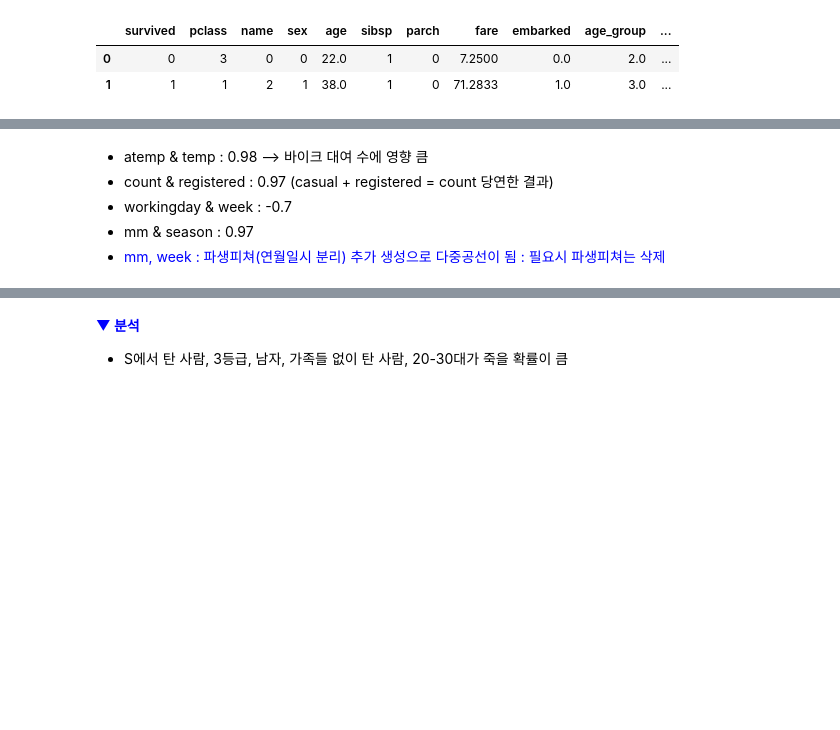
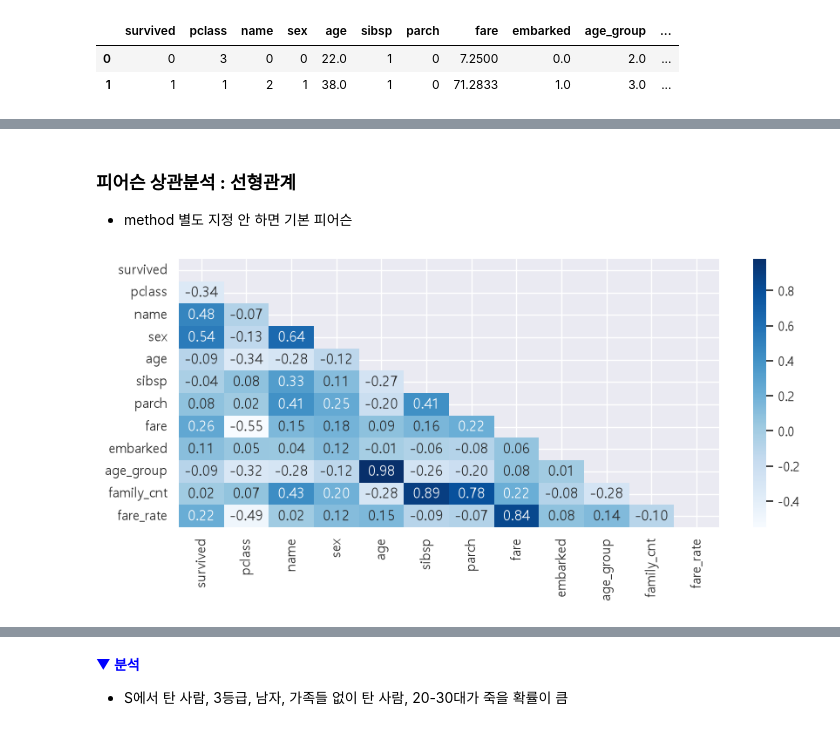
Before and after one commit to jmin0727/My_Workspace, a Jupyter notebook: 03_lec_ml/lec12_분류실습_Titanic.ipynb, the cells around one changed output, grey strips where cells are left out. Saved outputs shown, nothing was run; the diff lists cells and outputs as text; code cells hidden in the pictures; blank space fills up the shorter version.

```diff
--- a/03_lec_ml/lec12_분류실습_Titanic.ipynb
+++ b/03_lec_ml/lec12_분류실습_Titanic.ipynb
@@ -612,8 +755,13 @@ train.head(2)
+# %% [markdown]
+### **피어슨 상관분석 : 선형관계**
+* method 별도 지정 안 하면 기본 피어슨
 # %%
-# plt.figure(figsize=(10, 4))
+plt.figure(figsize=(10, 4))
 
-# # 반쪽으로 보기
-# mask = np.triu(np.ones_like(train.corr(), dtype=bool))
-# sns.heatmap(train.corr(), annot=True, fmt=".2f", cmap="Blues", mask=mask)    #.2f = 소수점 2자리까지~ (d=숫자로)
-# plt.show()
-# # test에는 타겟피쳐가 없기 때문에 train만 봐도 됨
+# 반쪽으로 보기
+mask = np.triu(np.ones_like(train.corr(), dtype=bool))
+sns.heatmap(train.corr(), annot=True, fmt=".2f", cmap="Blues", mask=mask)    #.2f = 소수점 2자리까지~ (d=숫자로)
+plt.show()
+# test에는 타겟피쳐가 없기 때문에 train만 봐도 됨
+# %% [output]
+[figure, added]
@@ -622,6 +767,0 @@ dddd
-# %% [markdown]
-* atemp & temp : 0.98  --> 바이크 대여 수에 영향 큼
-* count & registered : 0.97 (casual + registered = count 당연한 결과)
-* workingday & week : -0.7
-* mm & season : 0.97
-* <font color="blue"> mm, week : 파생피쳐(연월일시 분리) 추가 생성으로 다중공선이 됨 : 필요시 파생피쳐는 삭제
```
Also changed, not shown: parts of 148 cells of this notebook.
